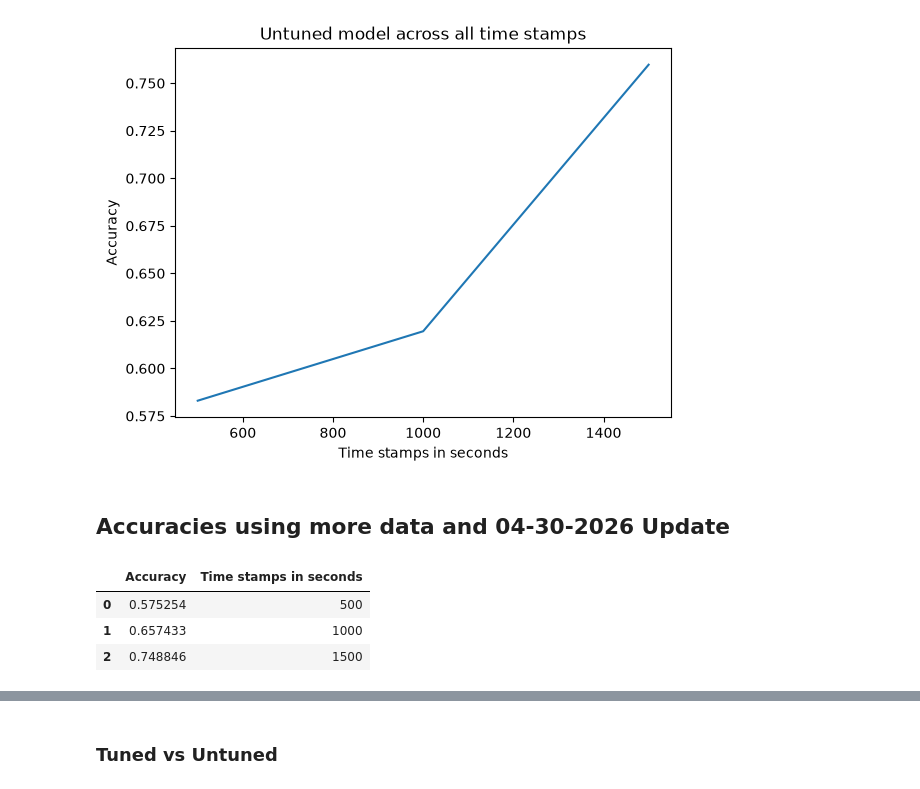
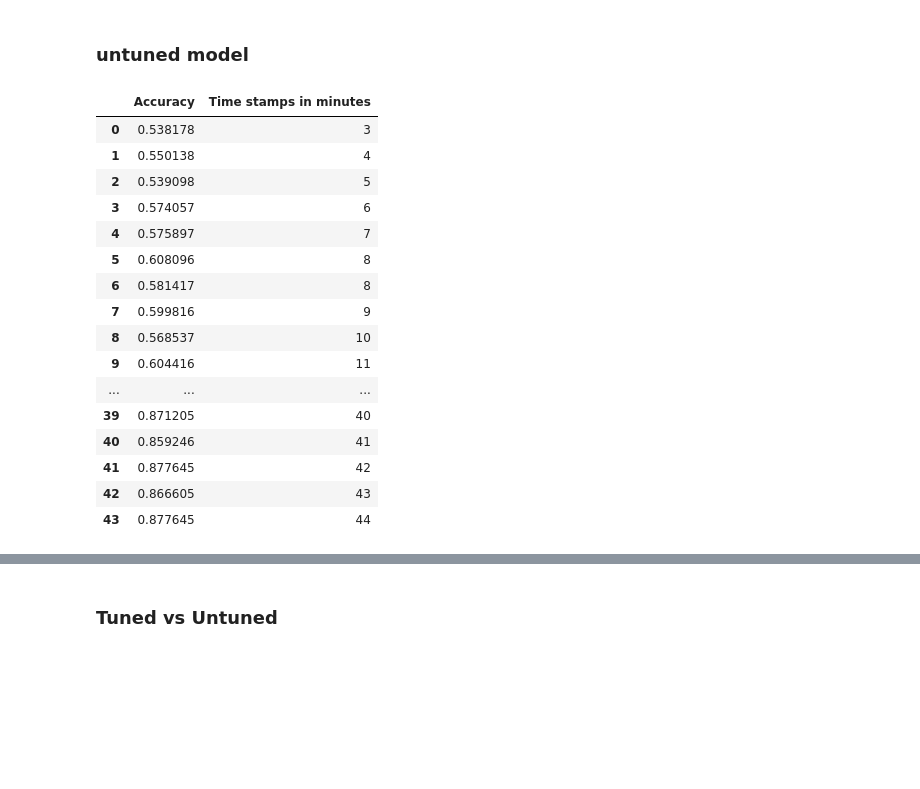
Before and after one commit to Lev1231254/MatchPredictorDeadlock, a Jupyter notebook: jupyter_notebooks/test models.ipynb, the cells around one changed output, grey strips where cells are left out. Saved outputs shown, nothing was run; the diff lists cells and outputs as text; code cells hidden in the pictures; blank space fills up the shorter version.

```diff
--- a/jupyter_notebooks/test models.ipynb
+++ b/jupyter_notebooks/test models.ipynb
@@ -40,18 +15,27 @@ accuracies_df
-# %%
-
-sns.lineplot(accuracies_df, x="Time stamps in seconds", y="Accuracy")
-_ = plt.title("Untuned model across all time stamps")
-# %% [output]
-[figure, removed]
-# %% [markdown]
-## Accuracies using more data and 04-30-2026 Update
+# %% [markdown]
+### untuned model
 # %%
 
 accuracies_df_fixed_patch = tools.get_sorted_accuracies("GBC", "raw")
+accuracies_df_fixed_patch = tools.df_seconds_to_minutes(accuracies_df_fixed_patch)
+
 accuracies_df_fixed_patch
 # %% [output]
-|  | Accuracy | Time stamps in seconds |
-| 0 | 0.575254 | 500 |
-| 1 | 0.657433 | 1000 |
-| 2 | 0.748846 | 1500 |
+|  | Accuracy | Time stamps in minutes |
+| 0 | 0.538178 | 3 |
+| 1 | 0.550138 | 4 |
+| 2 | 0.539098 | 5 |
+| 3 | 0.574057 | 6 |
+| 4 | 0.575897 | 7 |
+| 5 | 0.608096 | 8 |
+| 6 | 0.581417 | 8 |
+| 7 | 0.599816 | 9 |
+| 8 | 0.568537 | 10 |
+| 9 | 0.604416 | 11 |
+| ... | ... | ... |
+| 39 | 0.871205 | 40 |
+| 40 | 0.859246 | 41 |
+| 41 | 0.877645 | 42 |
+| 42 | 0.866605 | 43 |
+| 43 | 0.877645 | 44 |
 # %%
```
Also changed, not shown: parts of 4 cells of this notebook, 46 other files.
